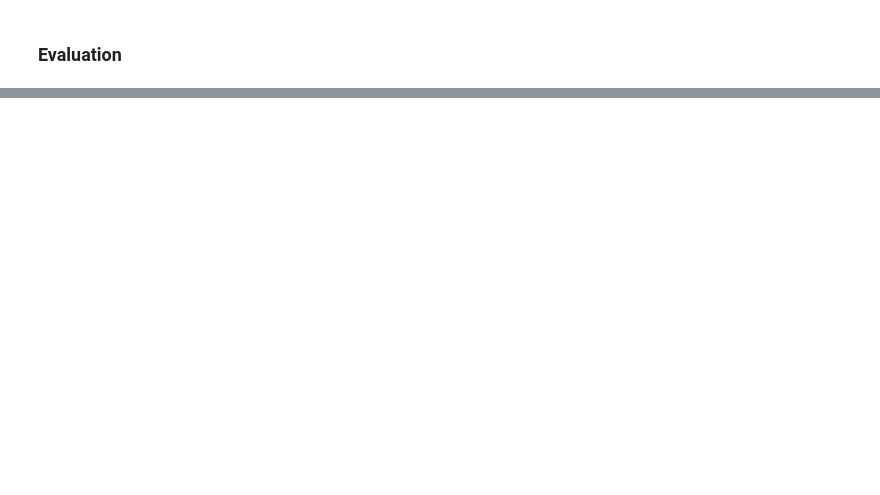
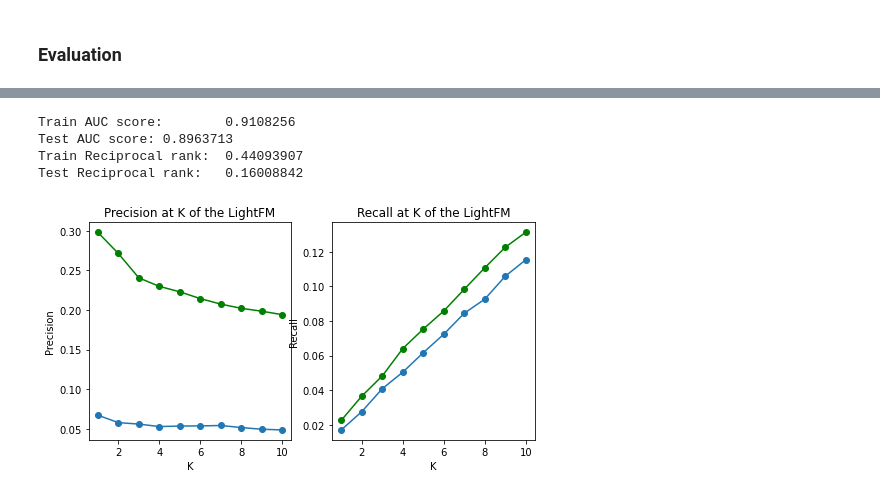
Before and after one commit to SyrexMinus/ml_100k_movies_recommendation_system, a Jupyter notebook: notebooks/2.0-model-training-and-visualization.ipynb, the cells around one changed output, grey strips where cells are left out. Saved outputs shown, nothing was run; the diff lists cells and outputs as text; code cells hidden in the pictures; blank space fills up the shorter version.

Commit message:
add model training, benchmark, and eval figures

```diff
--- a/notebooks/2.0-model-training-and-visualization.ipynb
+++ b/notebooks/2.0-model-training-and-visualization.ipynb
@@ -18,0 +99,8 @@ Notebook author: Makar Shevchenko B20-DS-01
+# %%
+u_data = pd.read_csv(PREPR_U_DATA_PATH, index_col=0)
+u_item = pd.read_csv(PREPR_U_ITEM_PATH, index_col=0)
+u_user = pd.read_csv(PREPR_U_USER_PATH, index_col=0)
+gen2idx = dict()
+u_genre = pd.read_csv(U_GENRE_PATH, sep="|", encoding=FILES_ENC, header=None)
+for i, col in u_genre.iterrows():
+    gen2idx[col[0]] = col[1]
@@ -20,0 +171,63 @@ Notebook author: Makar Shevchenko B20-DS-01
+# %%
+print("Train AUC score:",
+      auc_score(model, train_interactions, user_features=user_features,
+           item_features=item_features).mean(),
+      sep="\t"
+)
+print("Test AUC score:",
+      auc_score(model, test_interactions, user_features=user_features,
+           item_features=item_features).mean(),
+      sep="\t"
+)
+print("Train Reciprocal rank:",
+      reciprocal_rank(model, train_interactions, user_features=user_features,
+                      item_features=item_features).mean(),
+      sep="\t")
+print("Test Reciprocal rank:",
+      reciprocal_rank(model, test_interactions, user_features=user_features,
+                      item_features=item_features).mean(),
+      sep="\t")
+ks = list(range(1, 11))
+test_prec_y = []
+train_prec_y = []
+test_rec_y = []
+train_rec_y = []
+for k in ks:
+    train_prec_y.append(
+        precision_at_k(model, train_interactions, k=k,
+                       user_features=user_features,
+                       item_features=item_features).mean()
+    )
+    test_prec_y.append(
+        precision_at_k(model, test_interactions, k=k,
+                       user_features=user_features,
+                       item_features=item_features).mean()
+    )
+    train_rec_y.append(
+        recall_at_k(model, train_interactions, k=k,
+                    user_features=user_features,
+                    item_features=item_features).mean()
+    )
+    test_rec_y.append(
+        recall_at_k(model, test_interactions, k=k,
+                    user_features=user_features,
+                    item_features=item_features).mean()
+    )
+fig, axes = plt.subplots(nrows=1, ncols=2, figsize=(8, 4))
+axes[0].plot(ks, train_prec_y, marker="o", color="g", label="Train")
+axes[0].plot(ks, test_prec_y, marker="o", label="Test")
+axes[0].title.set_text("Precision at K of the LightFM")
+axes[0].set_ylabel("Precision")
+axes[0].set_xlabel("K")
+axes[1].plot(ks, train_rec_y, marker="o", color="g", label="Train")
+axes[1].plot(ks, test_rec_y, marker="o", label="Test")
+axes[1].title.set_text("Recall at K of the LightFM")
+axes[1].set_ylabel("Recall")
+axes[1].set_xlabel("K")
+fig.savefig(EVAL_VIS_PATH)
+# %% [output]
+Train AUC score:        0.9108256
+Test AUC score: 0.8963713
+Train Reciprocal rank:  0.44093907
+Test Reciprocal rank:   0.16008842
+[figure, added]
```
Also changed, not shown: parts of 19 cells of this notebook, 5 other files.
